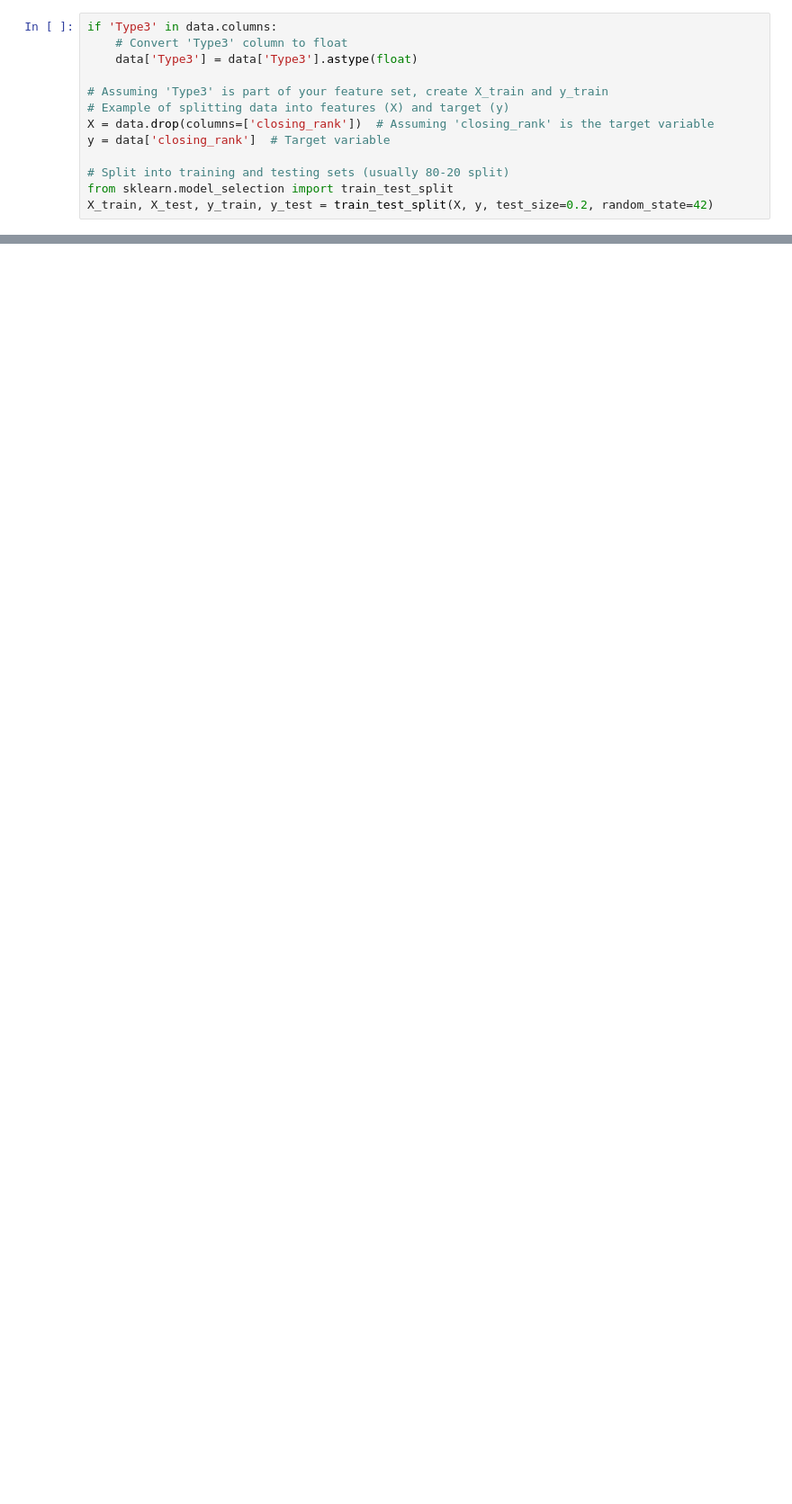
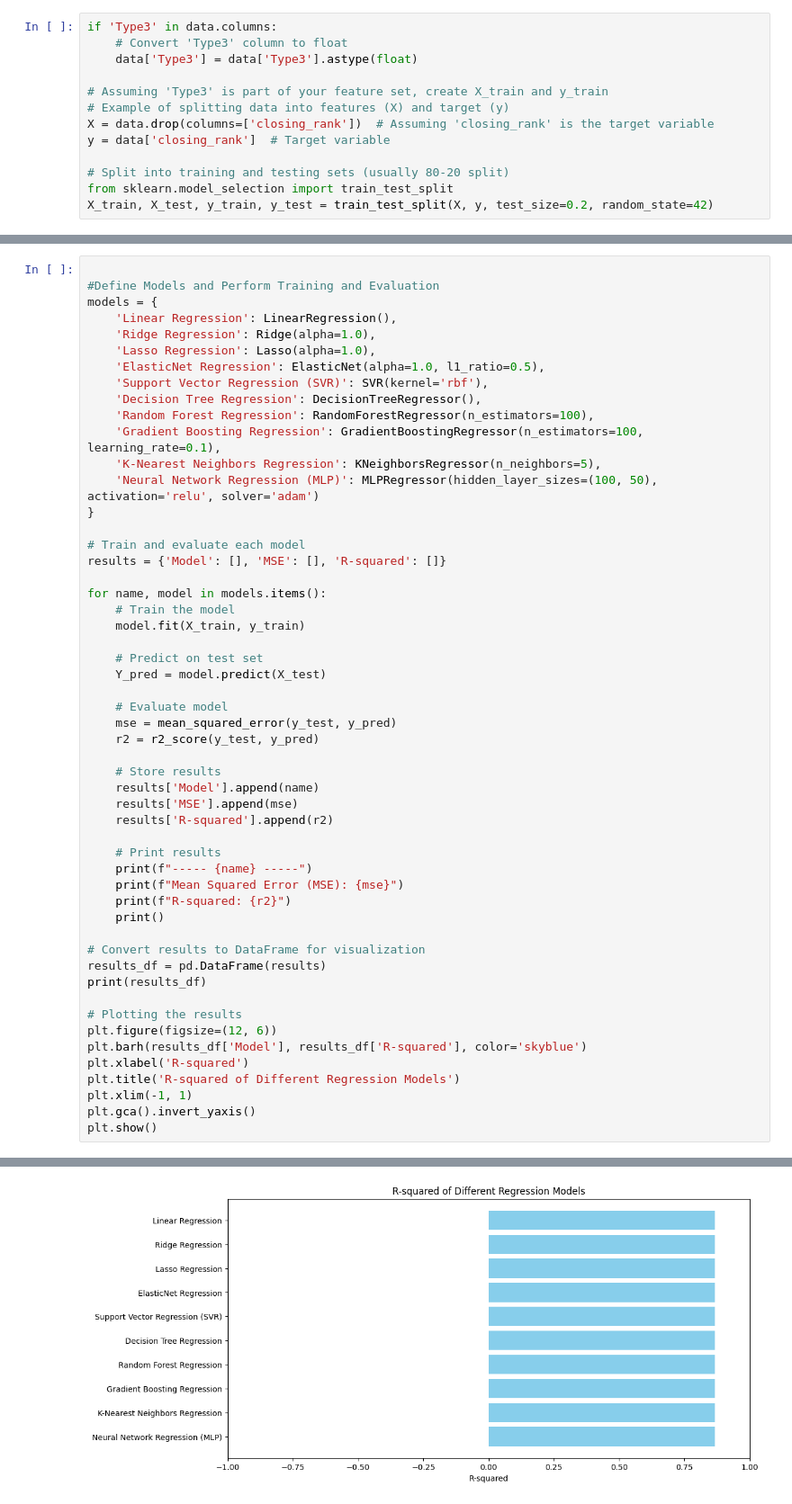
Before and after one commit to RaaviSiddardha/NIT_IIT_Prediction, a Jupyter notebook: NIT_IIT.ipynb, the cells around one changed output, grey strips where cells are left out. Shown: that part at 90% size. Saved outputs shown, nothing was run; the diff lists cells and outputs as text; blank space fills up the shorter version.

```diff
--- a/NIT_IIT.ipynb
+++ b/NIT_IIT.ipynb
@@ -236,0 +367,54 @@ Root Mean Squared Error: 17602.897750442582
+# %%
+
+#Define Models and Perform Training and Evaluation
+models = {
+    'Linear Regression': LinearRegression(),
+    'Ridge Regression': Ridge(alpha=1.0),
+    'Lasso Regression': Lasso(alpha=1.0),
+    'ElasticNet Regression': ElasticNet(alpha=1.0, l1_ratio=0.5),
+    'Support Vector Regression (SVR)': SVR(kernel='rbf'),
+    'Decision Tree Regression': DecisionTreeRegressor(),
+    'Random Forest Regression': RandomForestRegressor(n_estimators=100),
+    'Gradient Boosting Regression': GradientBoostingRegressor(n_estimators=100, learning_rate=0.1),
+    'K-Nearest Neighbors Regression': KNeighborsRegressor(n_neighbors=5),
+    'Neural Network Regression (MLP)': MLPRegressor(hidden_layer_sizes=(100, 50), activation='relu', solver='adam')
+}
+
+# Train and evaluate each model
+results = {'Model': [], 'MSE': [], 'R-squared': []}
+
+for name, model in models.items():
+    # Train the model
+    model.fit(X_train, y_train)
+
+    # Predict on test set
+    Y_pred = model.predict(X_test)
+
+    # Evaluate model
+    mse = mean_squared_error(y_test, y_pred)
+    r2 = r2_score(y_test, y_pred)
+
+    # Store results
+    results['Model'].append(name)
+    results['MSE'].append(mse)
+    results['R-squared'].append(r2)
+
+    # Print results
+    print(f"----- {name} -----")
+    print(f"Mean Squared Error (MSE): {mse}")
+    print(f"R-squared: {r2}")
+    print()
+
+# Convert results to DataFrame for visualization
+results_df = pd.DataFrame(results)
+print(results_df)
+
+# Plotting the results
+plt.figure(figsize=(12, 6))
+plt.barh(results_df['Model'], results_df['R-squared'], color='skyblue')
+plt.xlabel('R-squared')
+plt.title('R-squared of Different Regression Models')
+plt.xlim(-1, 1)
+plt.gca().invert_yaxis()
+plt.show()
+# %% [output]
@@ -237,3 +438,4 @@ Root Mean Squared Error: 17602.897750442582
+[figure, added]
 # %%
 plt.figure(figsize=(8, 6))
 sns.scatterplot(x=y_test, y=y_pred)
```
Also changed, not shown: parts of 27 cells of this notebook, 1 other file.
